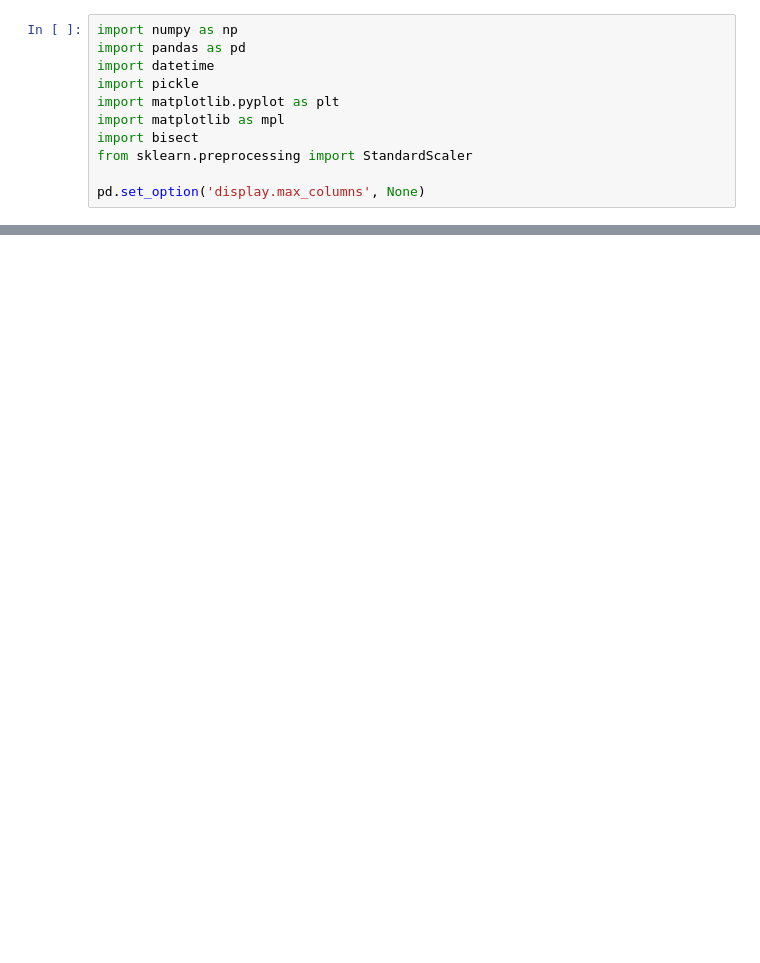
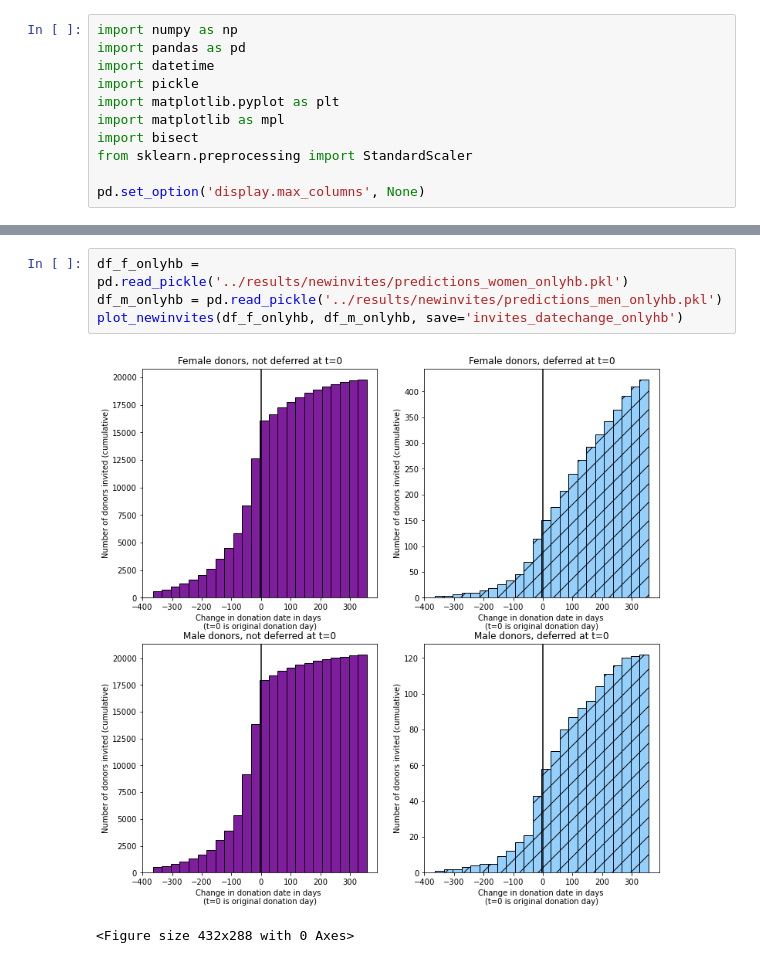
Before and after one commit to vinkenoogm/hbpred-compare, a Jupyter notebook: src/7_impactbloodsupply.ipynb, the cells around one changed output, grey strips where cells are left out. Drawn from its saved outputs; the diff is of its cells as text; blank space fills up the shorter version.

```diff
--- a/src/7_impactbloodsupply.ipynb
+++ b/src/7_impactbloodsupply.ipynb
@@ -191,0 +181,7 @@ Number of blood bank visits increases by 30%.
+# %%
+df_f_onlyhb = pd.read_pickle('../results/newinvites/predictions_women_onlyhb.pkl')
+df_m_onlyhb = pd.read_pickle('../results/newinvites/predictions_men_onlyhb.pkl')
+plot_newinvites(df_f_onlyhb, df_m_onlyhb, save='invites_datechange_onlyhb')
+# %% [output]
+[figure, added]
+<Figure size 432x288 with 0 Axes>
```
Also changed, not shown: parts of 23 cells of this notebook, 6 other files.
